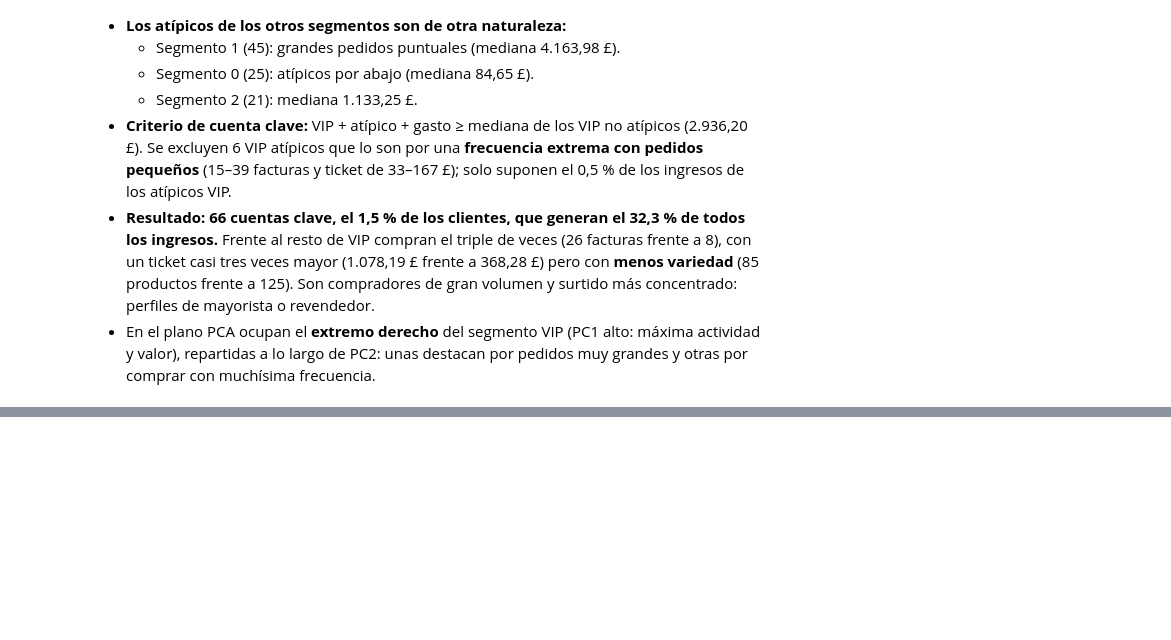
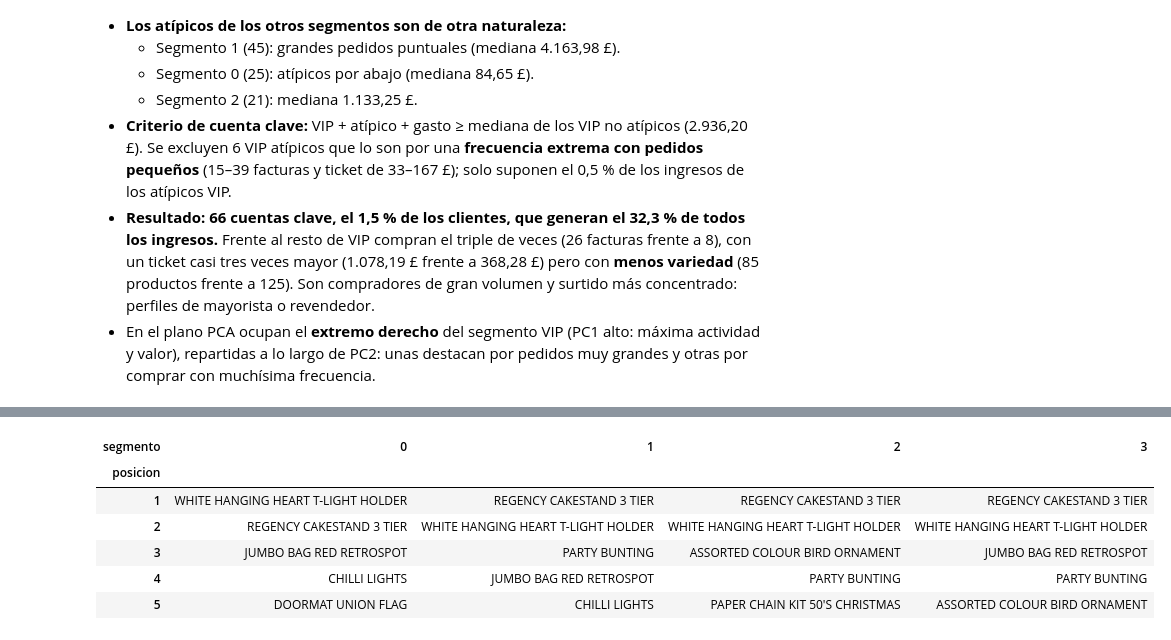
Before and after one commit to Andres766/proeyecto-mineria-de-datos, a Jupyter notebook: notebooks/04_perfiles.ipynb, the cells around one changed output, grey strips where cells are left out. Drawn from its saved outputs; the diff is of its cells as text; code cells hidden in the pictures; blank space fills up the shorter version.

```diff
--- a/notebooks/04_perfiles.ipynb
+++ b/notebooks/04_perfiles.ipynb
@@ -334,0 +345,11 @@ plt.show()
+# %%
+top_importe = productos_top(ventas, segmento, n=5, criterio="importe")
+top_importe.pivot(index="posicion", columns="segmento", values="descripcion")
+# %% [output]
+| segmento | 0 | 1 | 2 | 3 |
+| posicion |  |  |  |  |
+| 1 | WHITE HANGING HEART T-LIGHT HOLDER | REGENCY CAKESTAND 3 TIER | REGENCY CAKESTAND 3 TIER | REGENCY CAKESTAND 3 TIER |
+| 2 | REGENCY CAKESTAND 3 TIER | WHITE HANGING HEART T-LIGHT HOLDER | WHITE HANGING HEART T-LIGHT HOLDER | WHITE HANGING HEART T-LIGHT HOLDER |
+| 3 | JUMBO BAG RED RETROSPOT | PARTY BUNTING | ASSORTED COLOUR BIRD ORNAMENT | JUMBO BAG RED RETROSPOT |
+| 4 | CHILLI LIGHTS | JUMBO BAG RED RETROSPOT | PARTY BUNTING | PARTY BUNTING |
+| 5 | DOORMAT UNION FLAG | CHILLI LIGHTS | PAPER CHAIN KIT 50'S CHRISTMAS | ASSORTED COLOUR BIRD ORNAMENT |
```
Also changed, not shown: parts of 9 cells of this notebook.
